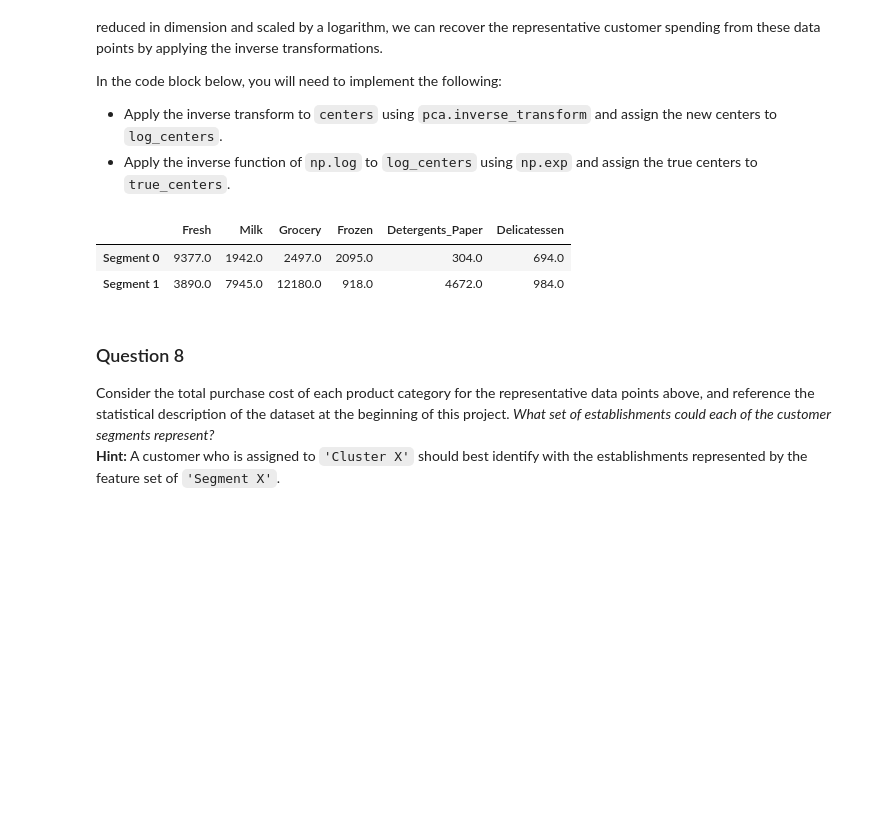
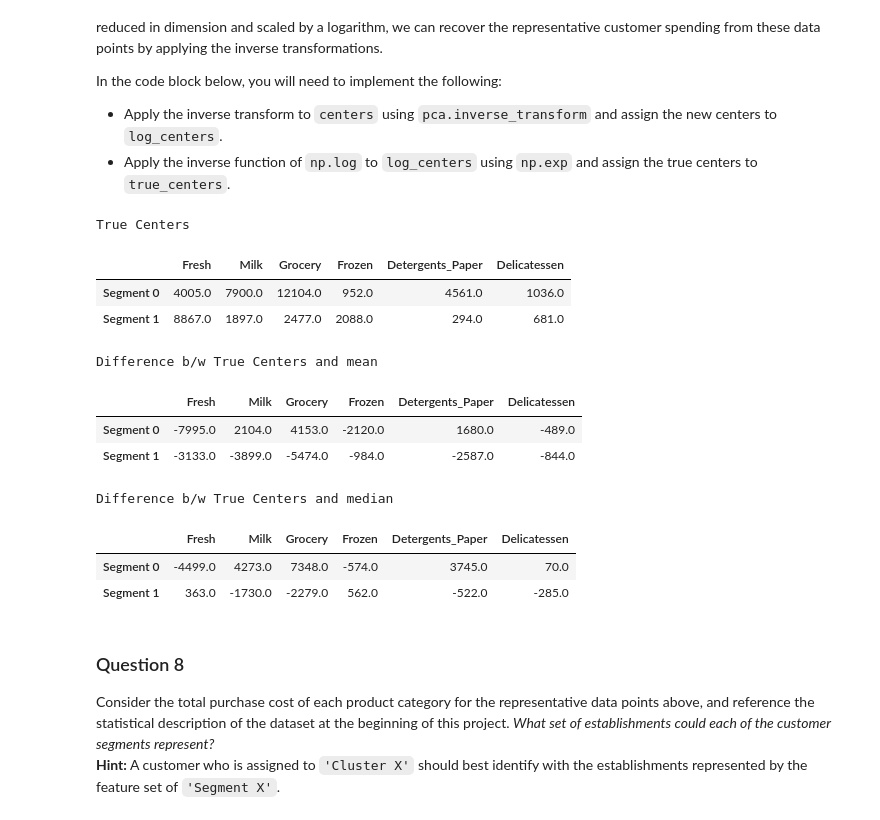
Before and after one commit to BharadwazM/UdacityML, a Jupyter notebook: customer_segments/customer_segments.ipynb, the cells around one changed output. Cells and saved outputs as stored; diff of their text form; code cells hidden in the pictures; blank space fills up the shorter version.

```diff
--- a/customer_segments/customer_segments.ipynb
+++ b/customer_segments/customer_segments.ipynb
@@ -458,20 +473,13 @@ In the code block below, you will need to implement the following:
 from sklearn.cluster import KMeans
 from sklearn.metrics import silhouette_score
 
-# TODO: Apply your clustering algorithm of choice to the reduced data
-clusterer = KMeans(n_clusters=2).fit(reduced_data)
+sizes = range(len(good_data.columns),1,-1)
+for i in sizes:
+    clusterer = KMeans(n_clusters=i).fit(reduced_data)
+    preds = clusterer.predict(reduced_data)
+    centers = clusterer.cluster_centers_
+    sample_preds = clusterer.predict(pca_samples)
+    score = silhouette_score(reduced_data,preds)
 
-# TODO: Predict the cluster for each data point
-preds = clusterer.predict(reduced_data)
-
-# TODO: Find the cluster centers
-centers = clusterer.cluster_centers_
-
-# TODO: Predict the cluster for each transformed sample data point
-sample_preds = clusterer.predict(pca_samples)
-
-# TODO: Calculate the mean silhouette coefficient for the number of clusters chosen
-score = silhouette_score(reduced_data,preds)
-
-print score
+    print i,score
 # %% [output]
@@ -499,21 +511,38 @@ In the code block below, you will need to implement the following:
  - Apply the inverse transform to `centers` using `pca.inverse_transform` and assign the new centers to `log_centers`.
  - Apply the inverse function of `np.log` to `log_centers` using `np.exp` and assign the true centers to `true_centers`.
 # %%
-# TODO: Inverse transform the centers
+# Inverse transform the centers
 log_centers = pca.inverse_transform(centers)
 
-# TODO: Exponentiate the centers
+# Exponentiate the centers
 true_centers = np.exp(log_centers)
 
 # Display the true centers
 segments = ['Segment {}'.format(i) for i in range(0,len(centers))]
 true_centers = pd.DataFrame(np.round(true_centers), columns = data.keys())
 true_centers.index = segments
+
+print "True Centers"
 display(true_centers)
+
+print "Difference b/w True Centers and mean"
+display(true_centers - data.mean().round())
+
+print "Difference b/w True Centers and median"
+display(true_centers - data.median().round())
 # %% [output]
+True Centers
 |  | Fresh | Milk | Grocery | Frozen | Detergents_Paper | Delicatessen |
-| Segment 0 | 9377.0 | 1942.0 | 2497.0 | 2095.0 | 304.0 | 694.0 |
-| Segment 1 | 3890.0 | 7945.0 | 12180.0 | 918.0 | 4672.0 | 984.0 |
+| Segment 0 | 4005.0 | 7900.0 | 12104.0 | 952.0 | 4561.0 | 1036.0 |
+| Segment 1 | 8867.0 | 1897.0 | 2477.0 | 2088.0 | 294.0 | 681.0 |
+Difference b/w True Centers and mean
+|  | Fresh | Milk | Grocery | Frozen | Detergents_Paper | Delicatessen |
+| Segment 0 | -7995.0 | 2104.0 | 4153.0 | -2120.0 | 1680.0 | -489.0 |
+| Segment 1 | -3133.0 | -3899.0 | -5474.0 | -984.0 | -2587.0 | -844.0 |
+Difference b/w True Centers and median
+|  | Fresh | Milk | Grocery | Frozen | Detergents_Paper | Delicatessen |
+| Segment 0 | -4499.0 | 4273.0 | 7348.0 | -574.0 | 3745.0 | 70.0 |
+| Segment 1 | 363.0 | -1730.0 | -2279.0 | 562.0 | -522.0 | -285.0 |
 # %% [markdown]
 ### Question 8
 Consider the total purchase cost of each product category for the representative data points above, and reference the statistical description of the dataset at the beginning of this project. *What set of establishments could each of the customer segments represent?*
```
Also changed, not shown: parts of 15 cells of this notebook, 1 other file.
